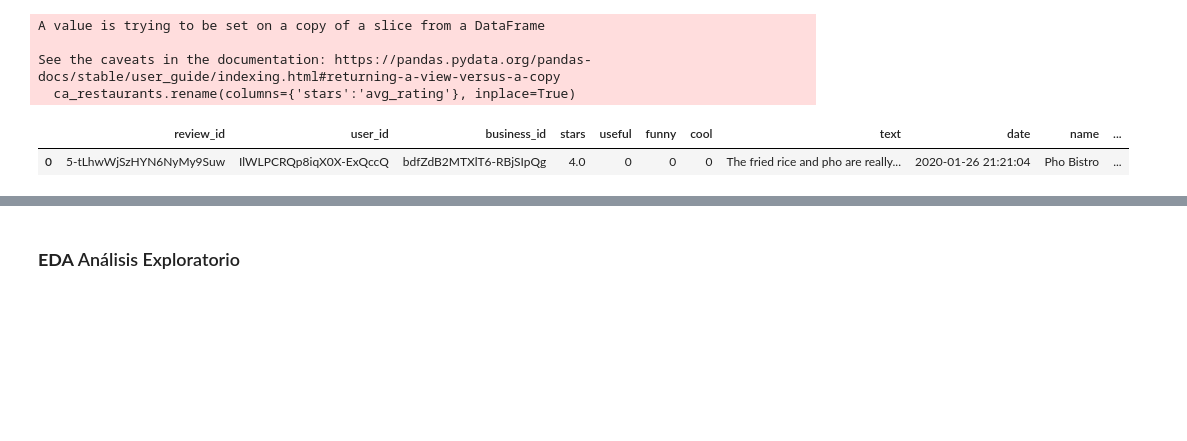
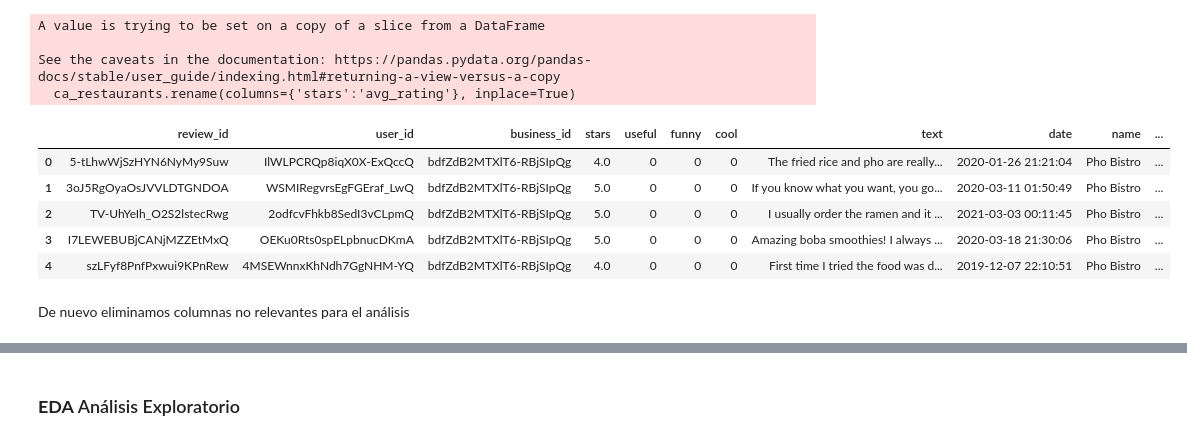
Before and after one commit to ivnlee/proyecto-portafolio, a Jupyter notebook: notebooks/initial_analysis.ipynb, the cells around one changed output, grey strips where cells are left out. Drawn from its saved outputs; the diff is of its cells as text; code cells hidden in the pictures; blank space fills up the shorter version.

```diff
--- a/notebooks/initial_analysis.ipynb
+++ b/notebooks/initial_analysis.ipynb
@@ -138,8 +146,14 @@ See the caveats in the documentation: https://pandas.pydata.org/pandas-docs/stab
 # %%
 # Join tables using 'bussines_id' as the key
 df = reviews.merge(ca_restaurants, on = 'business_id')
-df.head(1)
+df.head()
 # %% [output]
 |  | review_id | user_id | business_id | stars | useful | funny | cool | text | date | name | ... |
 | 0 | 5-tLhwWjSzHYN6NyMy9Suw | IlWLPCRQp8iqX0X-ExQccQ | bdfZdB2MTXlT6-RBjSIpQg | 4.0 | 0 | 0 | 0 | The fried rice and pho are really... | 2020-01-26 21:21:04 | Pho Bistro | ... |
+| 1 | 3oJ5RgOyaOsJVVLDTGNDOA | WSMIRegvrsEgFGEraf_LwQ | bdfZdB2MTXlT6-RBjSIpQg | 5.0 | 0 | 0 | 0 | If you know what you want, you go... | 2020-03-11 01:50:49 | Pho Bistro | ... |
+| 2 | TV-UhYeIh_O2S2lstecRwg | 2odfcvFhkb8SedI3vCLpmQ | bdfZdB2MTXlT6-RBjSIpQg | 5.0 | 0 | 0 | 0 | I usually order the ramen and it ... | 2021-03-03 00:11:45 | Pho Bistro | ... |
+| 3 | I7LEWEBUBjCANjMZZEtMxQ | OEKu0Rts0spELpbnucDKmA | bdfZdB2MTXlT6-RBjSIpQg | 5.0 | 0 | 0 | 0 | Amazing boba smoothies! I always ... | 2020-03-18 21:30:06 | Pho Bistro | ... |
+| 4 | szLFyf8PnfPxwui9KPnRew | 4MSEWnnxKhNdh7GgNHM-YQ | bdfZdB2MTXlT6-RBjSIpQg | 4.0 | 0 | 0 | 0 | First time I tried the food was d... | 2019-12-07 22:10:51 | Pho Bistro | ... |
+# %% [markdown]
+De nuevo eliminamos columnas no relevantes para el análisis
 # %%
```
Also changed, not shown: parts of 14 cells of this notebook, 5 other files.
